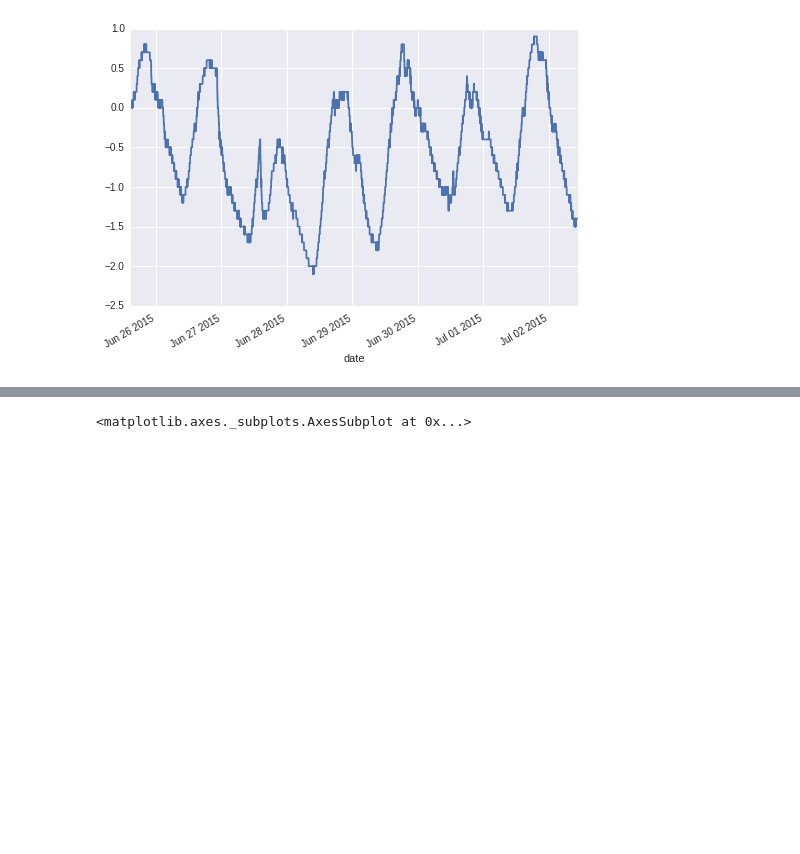
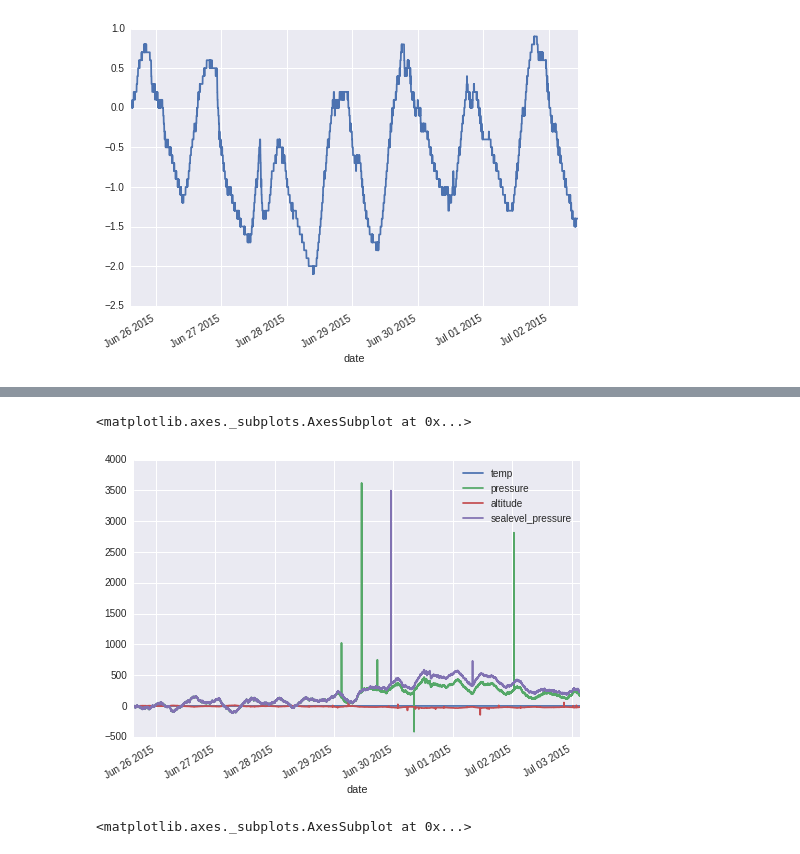
Before and after one commit to peakrisk/peakrisk, a Jupyter notebook: posts/weather-station.ipynb, the cells around one changed output, grey strips where cells are left out. Cells and saved outputs as stored; diff of their text form; code cells hidden in the pictures; blank space fills up the shorter version.

```diff
--- a/posts/weather-station.ipynb
+++ b/posts/weather-station.ipynb
@@ -102,3 +109,8 @@ smooth(data).temp.cumsum().plot()
+# %%
+smooth(data).cumsum().plot()
+# %% [output]
+<matplotlib.axes._subplots.AxesSubplot at 0x...>
+[figure, added]
 # %%
 data[~outliers].pressure.plot()
 # %% [output]
```
Also changed, not shown: parts of 2 cells of this notebook.
